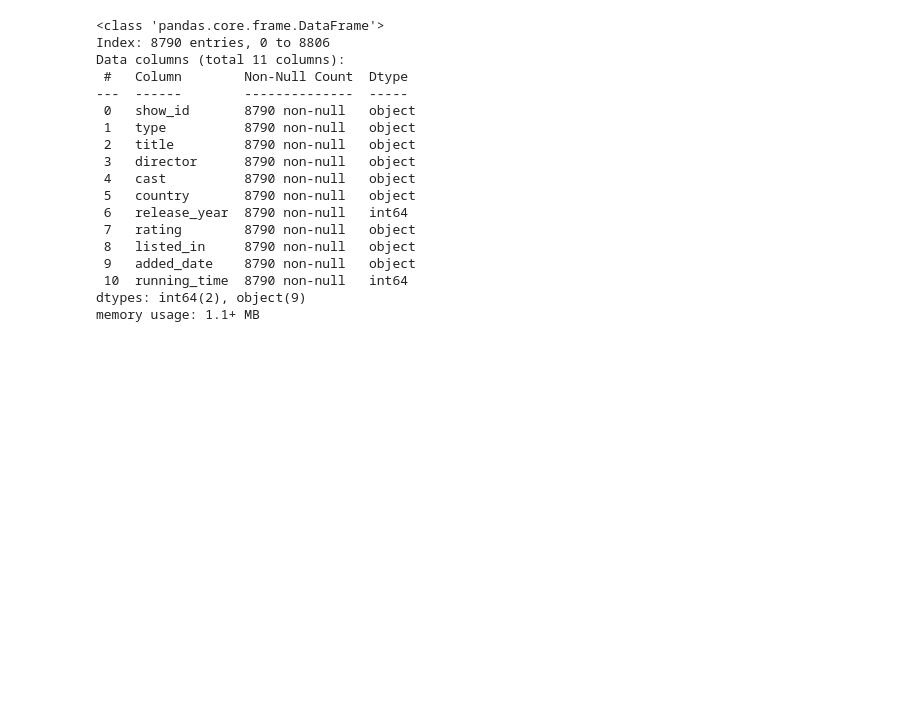
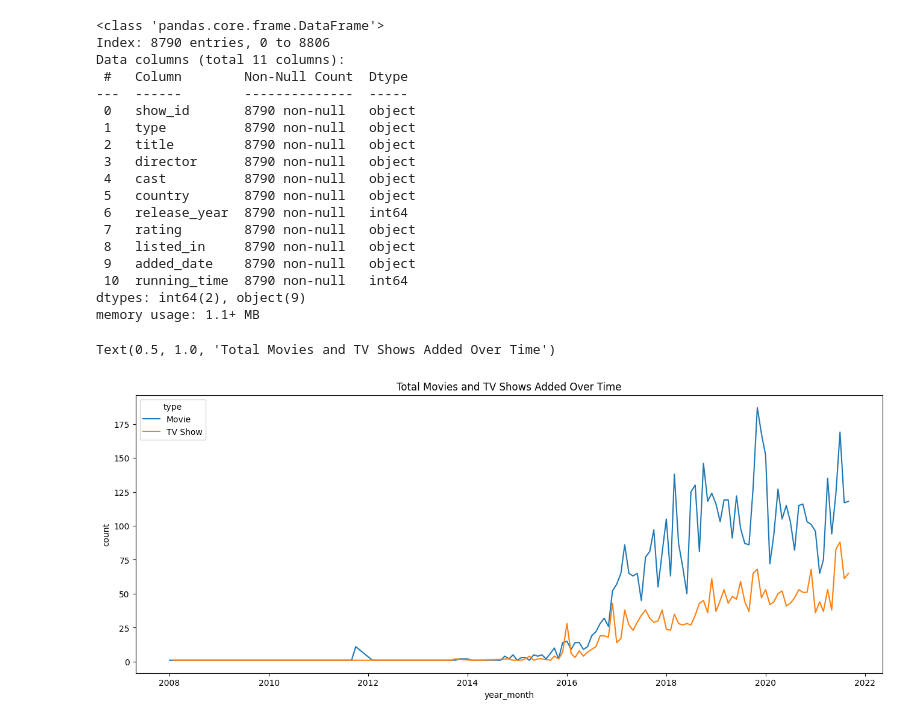
Before and after one commit to akshaykumar2972/Netflix-Data-Analysis, a Jupyter notebook: Netflix_Data_Analysis.ipynb, the cells around one changed output. Saved outputs shown, nothing was run; the diff lists cells and outputs as text; code cells hidden in the pictures; blank space fills up the shorter version.

```diff
--- a/Netflix_Data_Analysis.ipynb
+++ b/Netflix_Data_Analysis.ipynb
@@ -348,0 +351,13 @@ memory usage: 1.1+ MB
+# %%
+df['added_date'] = pd.to_datetime(df['added_date'])
+df['year_month'] = df['added_date'].dt.to_period('M')
+# %%
+all_counts = df.groupby(['year_month','type'])['show_id'].count().reset_index(name='count')
+all_counts['year_month'] = all_counts['year_month'].dt.to_timestamp()
+# %%
+plt.figure(figsize=(16, 6))
+sns.lineplot(x='year_month', y='count', data=all_counts, hue='type')
+plt.title('Total Movies and TV Shows Added Over Time')
+# %% [output]
+Text(0.5, 1.0, 'Total Movies and TV Shows Added Over Time')
+[figure, added]
```
Also changed, not shown: parts of 6 cells of this notebook.
